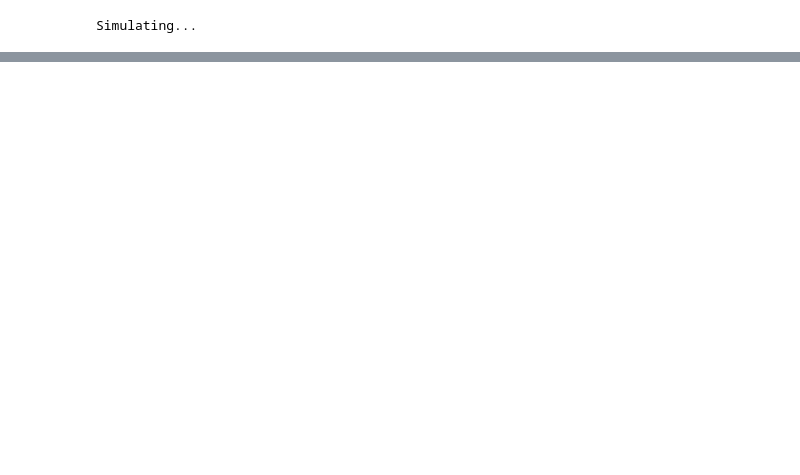
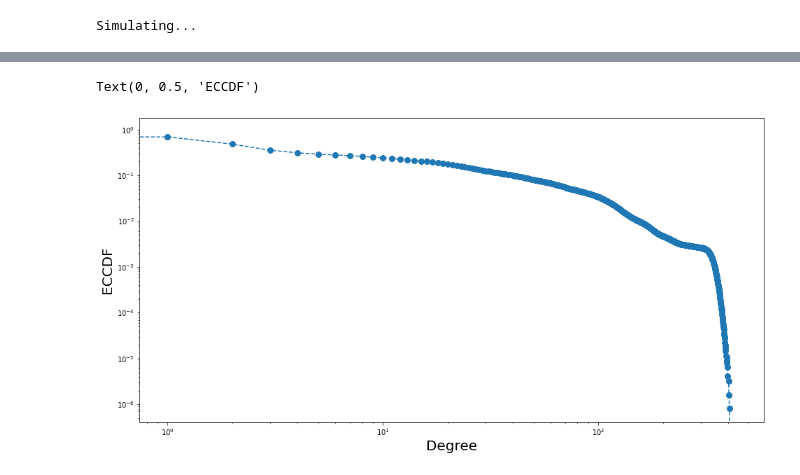
Before and after one commit to freshgiammi/Tesi, a Jupyter notebook: Tesi.ipynb, the cells around one changed output, grey strips where cells are left out. Saved outputs shown, nothing was run; the diff lists cells and outputs as text; code cells hidden in the pictures; blank space fills up the shorter version.

```diff
--- a/Tesi.ipynb
+++ b/Tesi.ipynb
@@ -114,0 +121,19 @@ p2 = viz2.plot()
+# %%
+import numpy as np
+from statsmodels.distributions.empirical_distribution import ECDF
+import matplotlib.pyplot as plt
+
+density = nx.density(relabeled)
+degree = list(dict(relabeled.degree()).values())
+#ECCDF in loglog scale
+cdf = ECDF(degree)
+x = np.unique(degree)
+y = cdf(x)
+fig_cdf = plt.figure(figsize=(16,8))
+axes = fig_cdf.gca()
+axes.loglog(x,1-y,marker='o',ms=8, linestyle='--')
+axes.set_xlabel('Degree',size=20)
+axes.set_ylabel('ECCDF', size=20)
+# %% [output]
+Text(0, 0.5, 'ECCDF')
+[figure, added]
```
Also changed, not shown: parts of 8 cells of this notebook, 1 other file.
